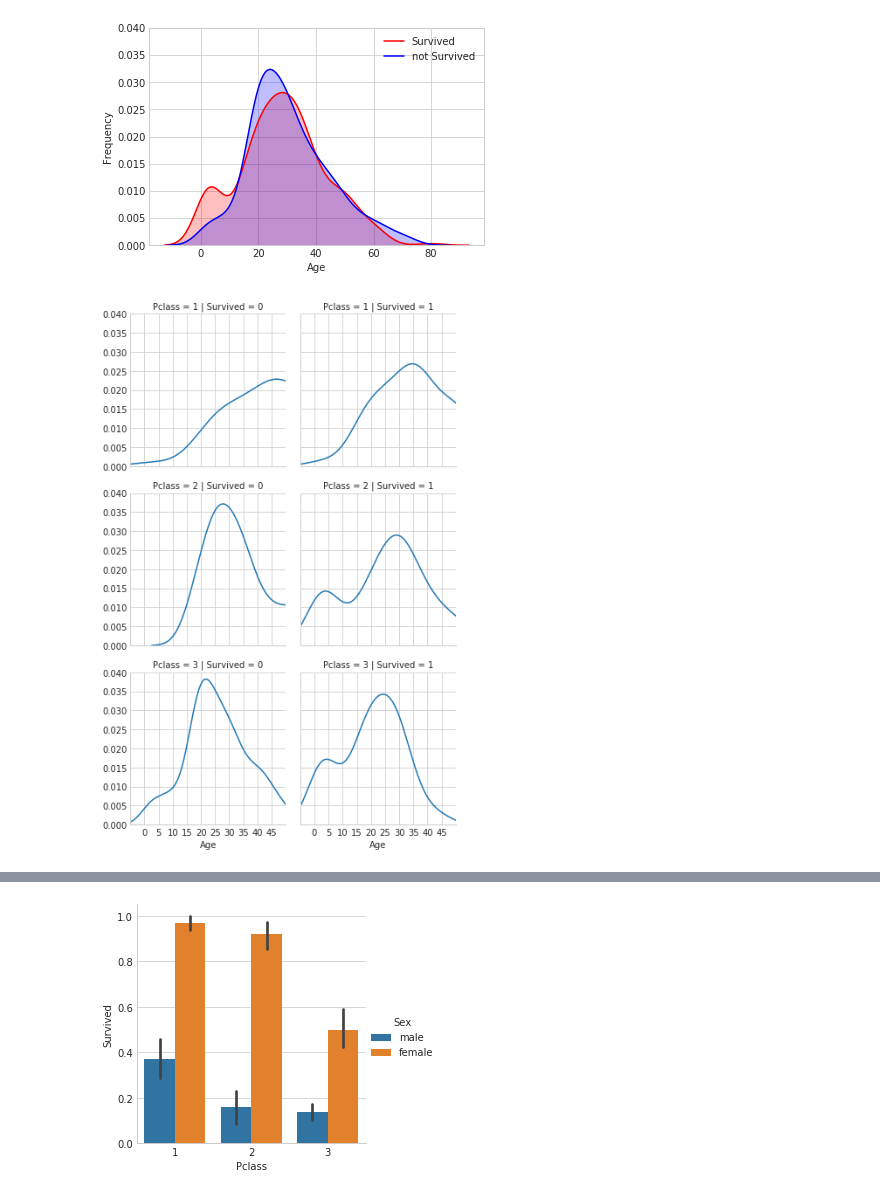
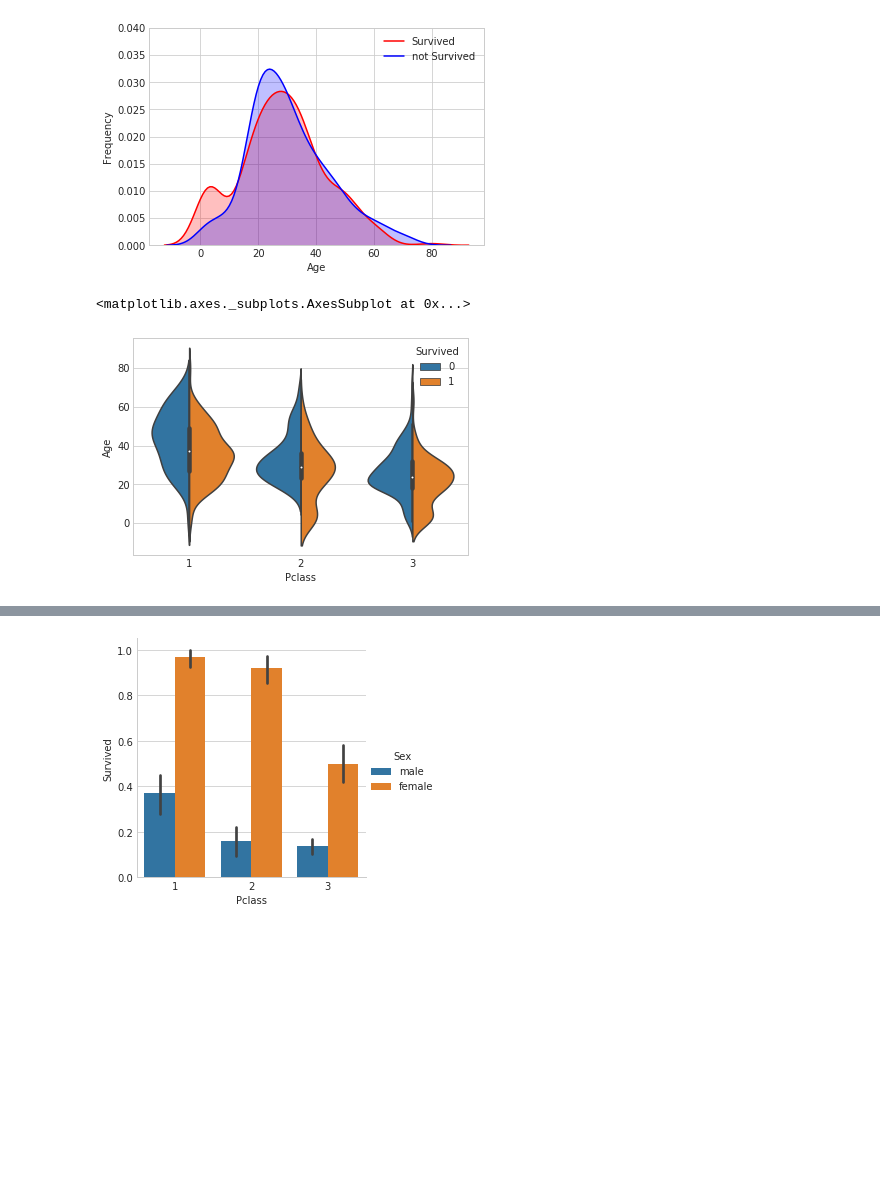
Before and after one commit to adamchendd/nanyoullm.github.io, a Jupyter notebook: src/Titanic Analysis.ipynb, the cells around one changed output, grey strips where cells are left out. Drawn from its saved outputs; the diff is of its cells as text; code cells hidden in the pictures; blank space fills up the shorter version.

```diff
--- a/src/Titanic Analysis.ipynb
+++ b/src/Titanic Analysis.ipynb
@@ -100,16 +119,10 @@ g.set_ylim(0, 0.04)
 # %% [output]
 (0, 0.04)
 [figure]
-# %%
-g = sns.FacetGrid(data=train[train['Age'].notnull()],
-                  row='Pclass', col='Survived', size=3, aspect=1)
-g.map(sns.kdeplot, 'Age')
-axes=g.axes
-for i in range(0, 3):
-    for j in range(0, 2):
-        axes[i, j].set(ylim=(0,0.04), xlim=(-5, 50))
-        axes[i, j].set_xticks(range(0, 50, 5))
-# %% [output]
-[figure, removed]
+# %%
+sns.violinplot(data=train, x='Pclass', y='Age', hue='Survived', split=True)
+# %% [output]
+<matplotlib.axes._subplots.AxesSubplot at 0x...>
+[figure, added]
 # %%
 # 对于p2和p3中小于14岁的乘客打标
```
Also changed, not shown: parts of 69 cells of this notebook, 1 other file.
